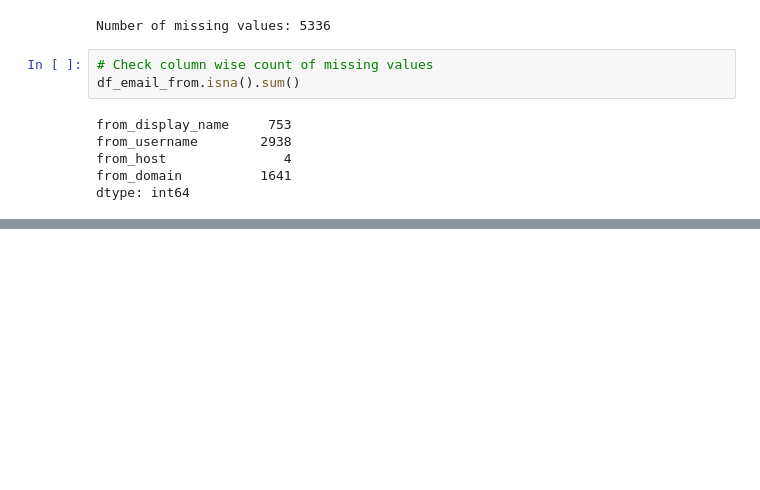
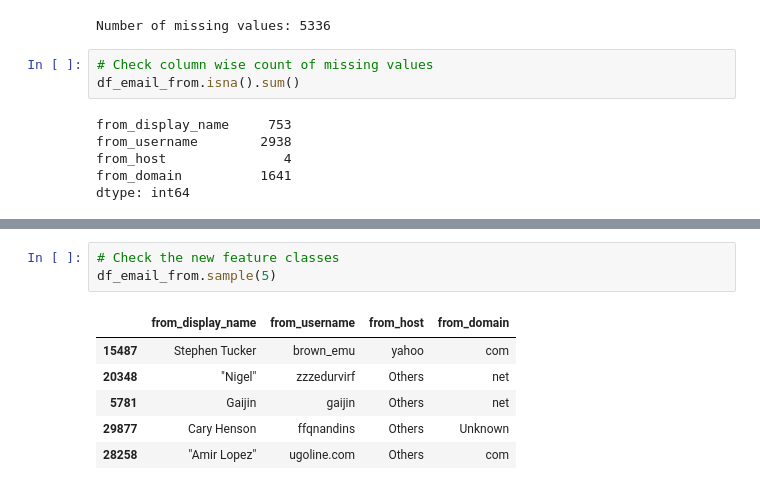
Before and after one commit to dfrancis-tech/email_spam, a Jupyter notebook: Feature_Engineering.ipynb, the cells around one changed output, grey strips where cells are left out. Cells and saved outputs as stored; diff of their text form; blank space fills up the shorter version.

```diff
--- a/Feature_Engineering.ipynb
+++ b/Feature_Engineering.ipynb
@@ -155,0 +245,10 @@ df_email_from.isna().sum()
+# %%
+# Check the new feature classes
+df_email_from.sample(5)
+# %% [output]
+|  | from_display_name | from_username | from_host | from_domain |
+| 15487 | Stephen Tucker | brown_emu | yahoo | com |
+| 20348 | "Nigel" | zzzedurvirf | Others | net |
+| 5781 | Gaijin | gaijin | Others | net |
+| 29877 | Cary Henson | ffqnandins | Others | Unknown |
+| 28258 | "Amir Lopez" | ugoline.com | Others | com |
```
Also changed, not shown: parts of 11 cells of this notebook.
